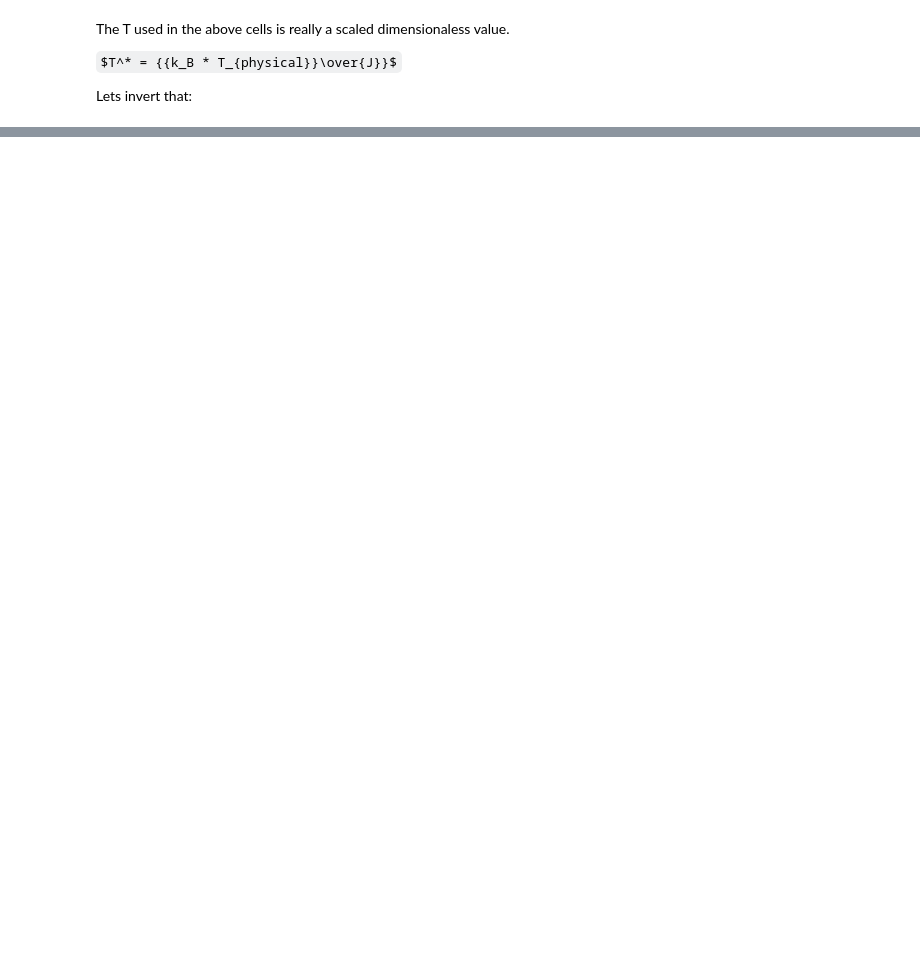
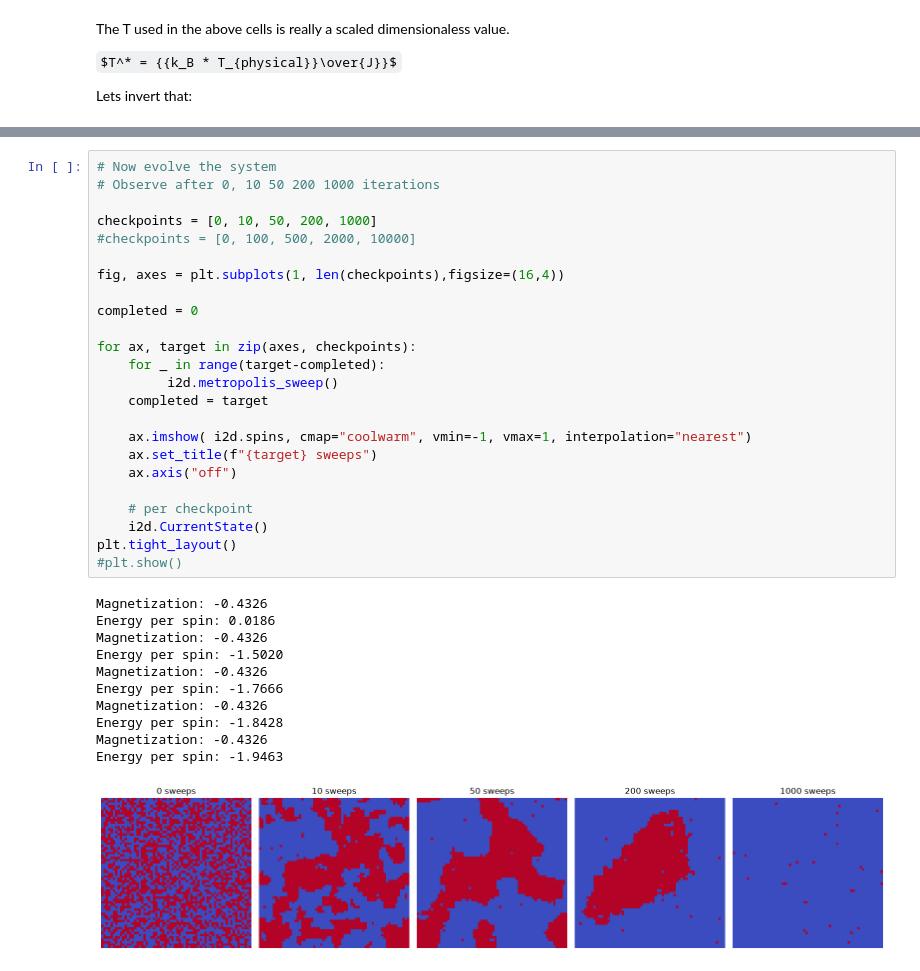
Before and after one commit to clirakis/Jupyter, a Jupyter notebook: Ising2/Ising.ipynb, the cells around one changed output, grey strips where cells are left out. Cells and saved outputs as stored; diff of their text form; some formulas as TeX source; blank space fills up the shorter version.

```diff
--- a/Ising2/Ising.ipynb
+++ b/Ising2/Ising.ipynb
@@ -189,0 +169,36 @@ Energy per spin: -1.8584
+# %%
+# Now evolve the system
+# Observe after 0, 10 50 200 1000 iterations
+
+checkpoints = [0, 10, 50, 200, 1000]
+#checkpoints = [0, 100, 500, 2000, 10000]
+
+fig, axes = plt.subplots(1, len(checkpoints),figsize=(16,4))
+
+completed = 0
+
+for ax, target in zip(axes, checkpoints):
+    for _ in range(target-completed):
+         i2d.metropolis_sweep()
+    completed = target
+
+    ax.imshow( i2d.spins, cmap="coolwarm", vmin=-1, vmax=1, interpolation="nearest")
+    ax.set_title(f"{target} sweeps")
+    ax.axis("off")
+
+    # per checkpoint
+    i2d.CurrentState()
+plt.tight_layout()
+#plt.show()
+# %% [output]
+Magnetization: -0.4326
+Energy per spin: 0.0186
+Magnetization: -0.4326
+Energy per spin: -1.5020
+Magnetization: -0.4326
+Energy per spin: -1.7666
+Magnetization: -0.4326
+Energy per spin: -1.8428
+Magnetization: -0.4326
+Energy per spin: -1.9463
+[figure, new version]
```
Also changed, not shown: parts of 10 cells of this notebook.
